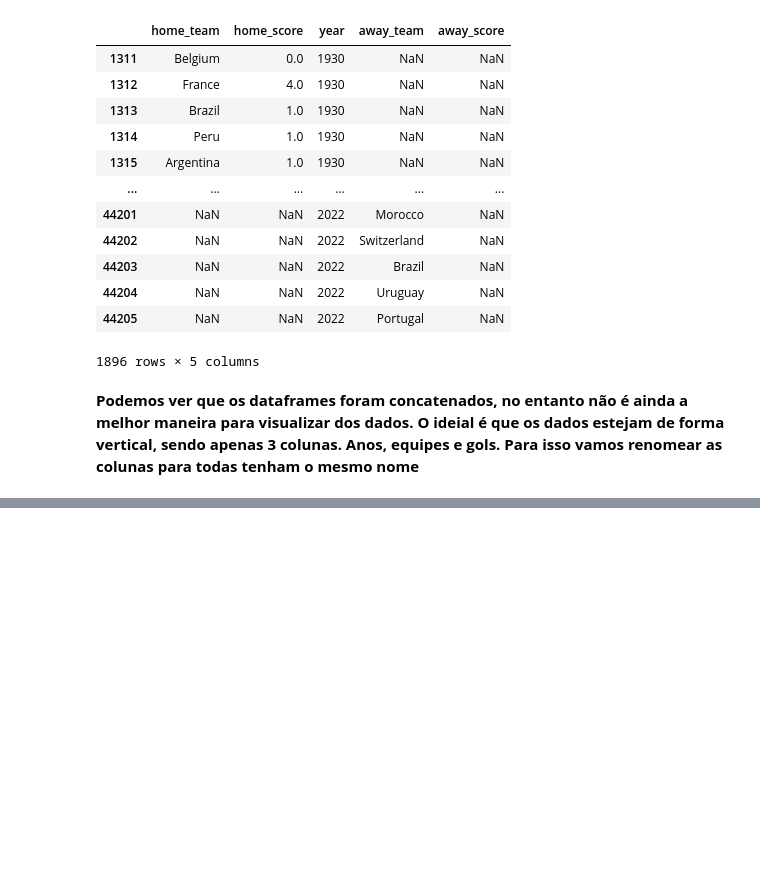
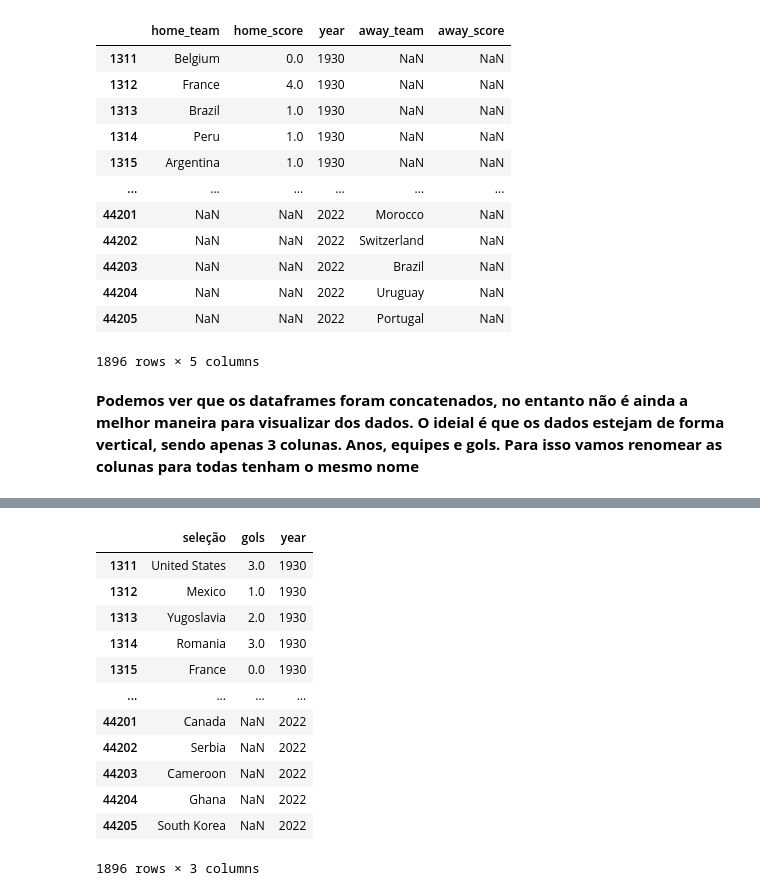
Before and after one commit to Hugox96/Analise_Copas, a Jupyter notebook: Copa_do_Mundo.ipynb, the cells around one changed output, grey strips where cells are left out. Drawn from its saved outputs; the diff is of its cells as text; code cells hidden in the pictures; blank space fills up the shorter version.

```diff
--- a/Copa_do_Mundo.ipynb
+++ b/Copa_do_Mundo.ipynb
@@ -196,0 +230,18 @@ gols_fora = dados_FIFA[["away_team", "away_score", "year"]].rename()
+# %%
+# concatenando os dataframes agora com as colunas com os nomes renomeados
+scores = pd.concat([gols_fora, gols_casa])
+scores
+# %% [output]
+|  | seleção | gols | year |
+| 1311 | United States | 3.0 | 1930 |
+| 1312 | Mexico | 1.0 | 1930 |
+| 1313 | Yugoslavia | 2.0 | 1930 |
+| 1314 | Romania | 3.0 | 1930 |
+| 1315 | France | 0.0 | 1930 |
+| ... | ... | ... | ... |
+| 44201 | Canada | NaN | 2022 |
+| 44202 | Serbia | NaN | 2022 |
+| 44203 | Cameroon | NaN | 2022 |
+| 44204 | Ghana | NaN | 2022 |
+| 44205 | South Korea | NaN | 2022 |
+1896 rows × 3 columns
```
Also changed, not shown: parts of 2 cells of this notebook.
